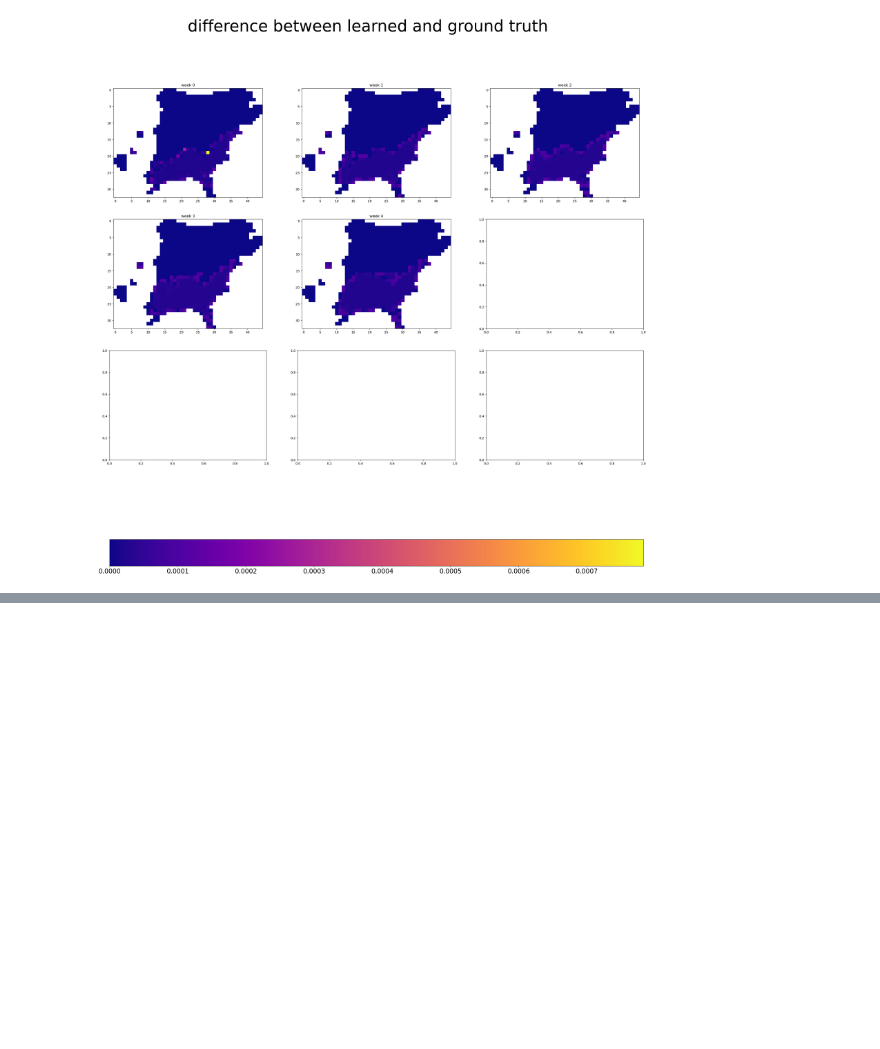
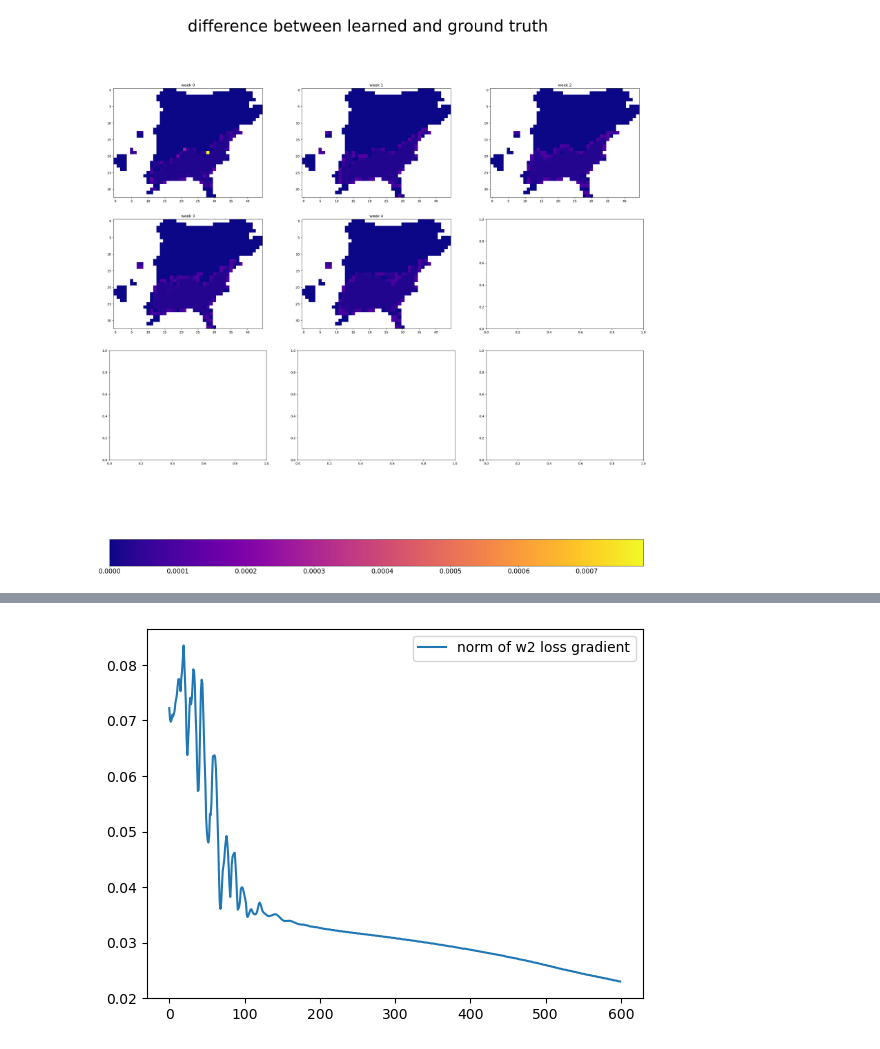
Before and after one commit to jacobe90/birdflow-bilevel, a Jupyter notebook: src/model-testing.ipynb, the cells around one changed output, grey strips where cells are left out. Saved outputs shown, nothing was run; the diff lists cells and outputs as text; code cells hidden in the pictures; blank space fills up the shorter version.

```diff
--- a/src/model-testing.ipynb
+++ b/src/model-testing.ipynb
@@ -677,0 +677,6 @@ plt.show()
+# %%
+plt.plot(jnp.arange(num_iters), w2_loss_dict['norm_w2_grad'], label='norm of w2 loss gradient')
+plt.legend()
+plt.show()
+# %% [output]
+[figure, added]
```
Also changed, not shown: parts of 2 cells of this notebook.
